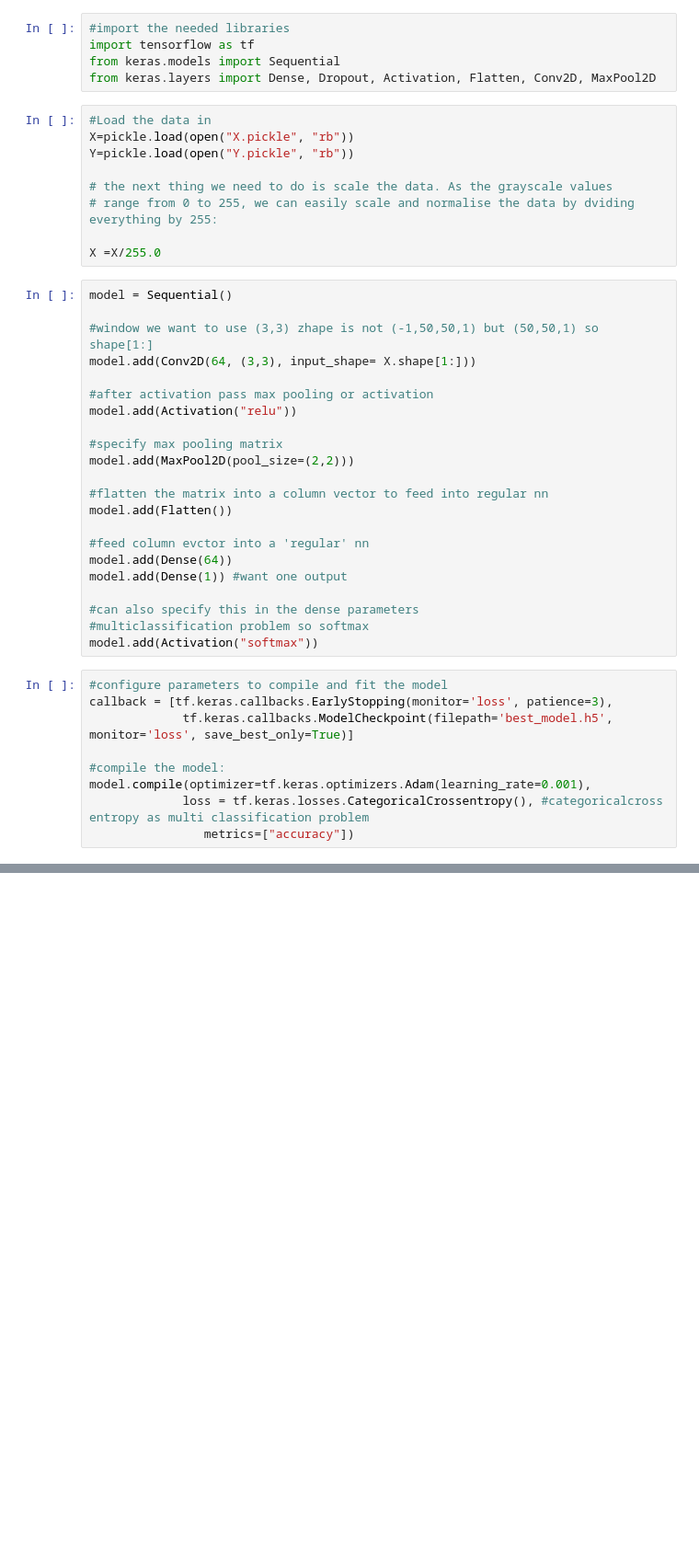
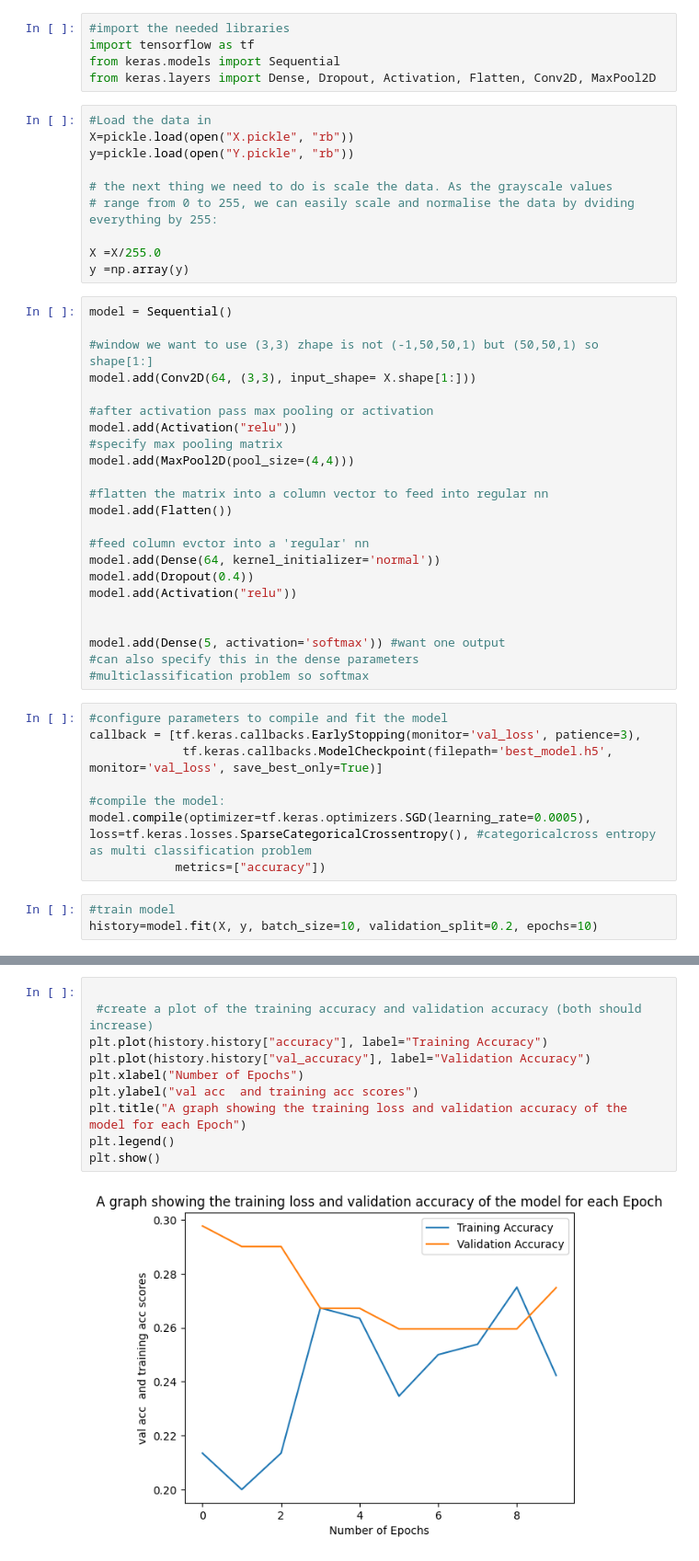
Before and after one commit to Beatrix-droid/introducing-CNNs, a Jupyter notebook: Untitled.ipynb, the cells around one changed output, grey strips where cells are left out. Shown: that part at 92% size. Saved outputs shown, nothing was run; the diff lists cells and outputs as text; blank space fills up the shorter version.

Commit message:
trained cnn

```diff
--- a/Untitled.ipynb
+++ b/Untitled.ipynb
@@ -140,12 +138,13 @@ from keras.layers import Dense, Dropout, Activation, Flatten, Conv2D, MaxPool2D
 # %%
 #Load the data in
 X=pickle.load(open("X.pickle", "rb"))
-Y=pickle.load(open("Y.pickle", "rb"))
+y=pickle.load(open("Y.pickle", "rb"))
 
 # the next thing we need to do is scale the data. As the grayscale values
 # range from 0 to 255, we can easily scale and normalise the data by dviding everything by 255:
 
 X =X/255.0
+y =np.array(y)
 # %%
 model = Sequential()
 
@@ -154,26 +153,29 @@ model.add(Conv2D(64, (3,3), input_shape= X.shape[1:]))
 
 #after activation pass max pooling or activation
 model.add(Activation("relu"))
-
 #specify max pooling matrix
-model.add(MaxPool2D(pool_size=(2,2)))
+model.add(MaxPool2D(pool_size=(4,4)))
 
 #flatten the matrix into a column vector to feed into regular nn
 model.add(Flatten())
 
 #feed column evctor into a 'regular' nn
-model.add(Dense(64))
-model.add(Dense(1)) #want one output
+model.add(Dense(64, kernel_initializer='normal'))
+model.add(Dropout(0.4))
+model.add(Activation("relu"))
 
+
+model.add(Dense(5, activation='softmax')) #want one output
 #can also specify this in the dense parameters
 #multiclassification problem so softmax
-model.add(Activation("softmax"))
 # %%
 #configure parameters to compile and fit the model
-callback = [tf.keras.callbacks.EarlyStopping(monitor='loss', patience=3),
-             tf.keras.callbacks.ModelCheckpoint(filepath='best_model.h5', monitor='loss', save_best_only=True)]
+callback = [tf.keras.callbacks.EarlyStopping(monitor='val_loss', patience=3),
+             tf.keras.callbacks.ModelCheckpoint(filepath='best_model.h5', monitor='val_loss', save_best_only=True)]
 
 #compile the model:
-model.compile(optimizer=tf.keras.optimizers.Adam(learning_rate=0.001),
-             loss = tf.keras.losses.CategoricalCrossentropy(), #categoricalcross entropy as multi classification problem
-                metrics=["accuracy"])
+model.compile(optimizer=tf.keras.optimizers.SGD(learning_rate=0.0005), loss=tf.keras.losses.SparseCategoricalCrossentropy(), #categoricalcross entropy as multi classification problem
+            metrics=["accuracy"])
+# %%
+#train model
+history=model.fit(X, y, batch_size=10, validation_split=0.2, epochs=10)
@@ -179,0 +203,12 @@ model.compile(optimizer=tf.keras.optimizers.Adam(learning_rate=0.001),
+# %%
+
+ #create a plot of the training accuracy and validation accuracy (both should increase)
+plt.plot(history.history["accuracy"], label="Training Accuracy")
+plt.plot(history.history["val_accuracy"], label="Validation Accuracy")
+plt.xlabel("Number of Epochs")
+plt.ylabel("val acc  and training acc scores")
+plt.title("A graph showing the training loss and validation accuracy of the model for each Epoch")
+plt.legend()
+plt.show()
+# %% [output]
+[figure, added]
```
Also changed, not shown: parts of 10 cells of this notebook, 6 other files.
